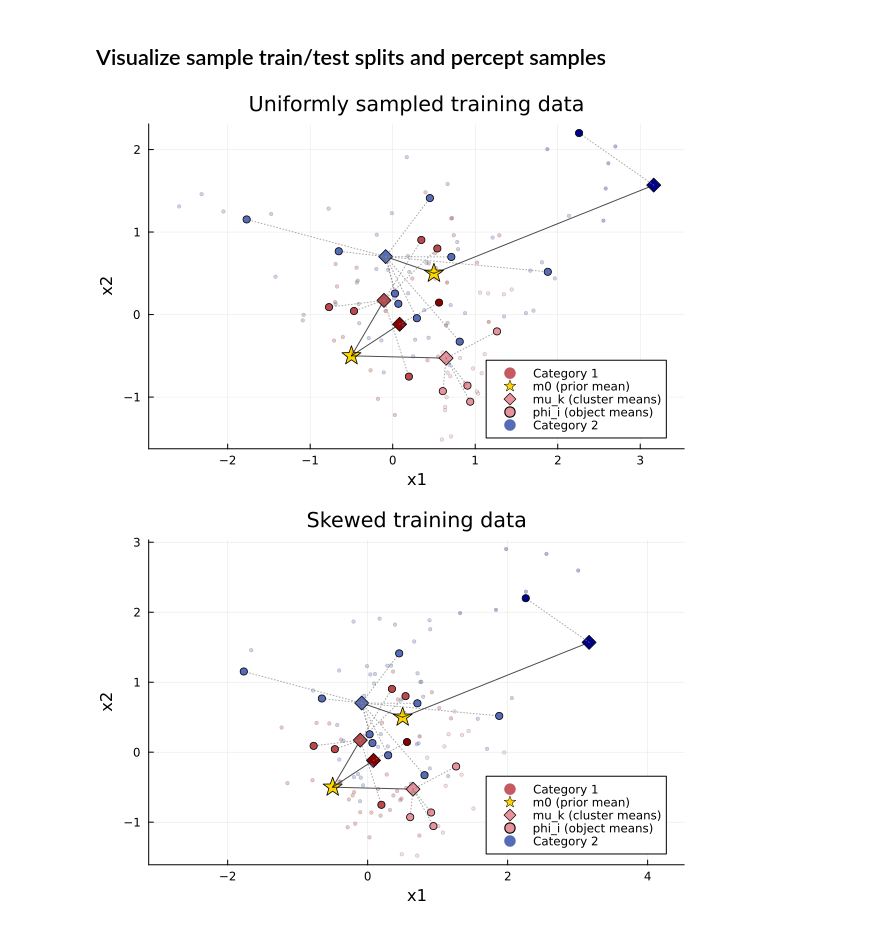
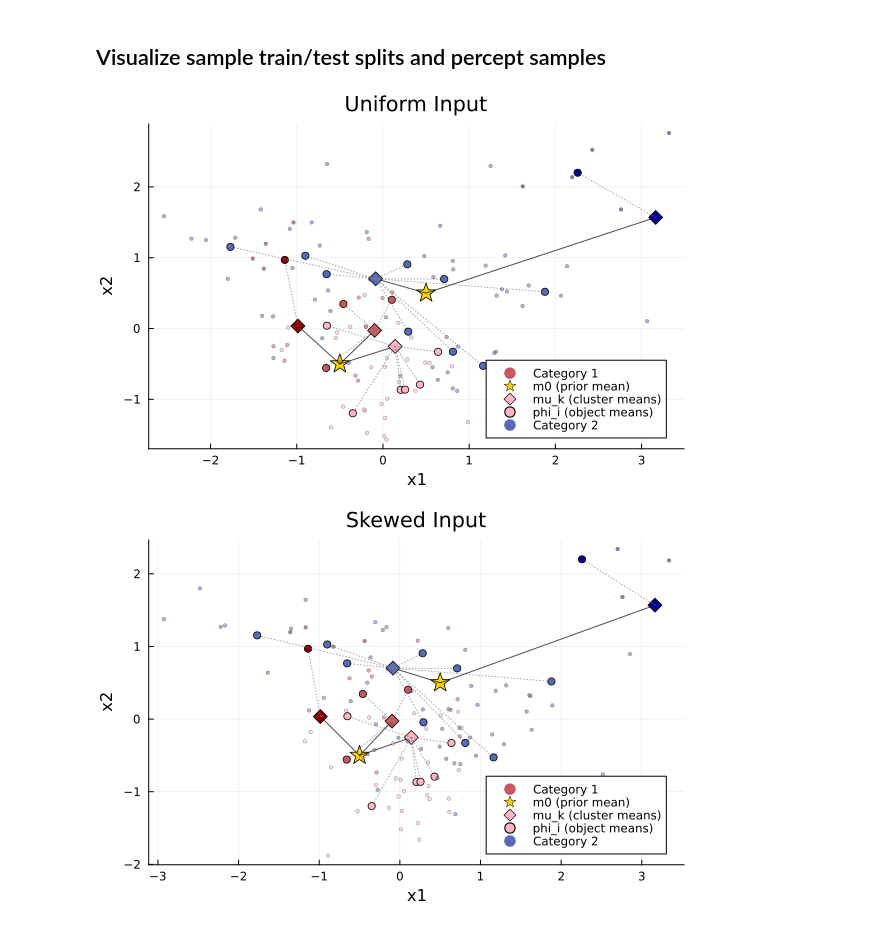
Before and after one commit to lilyzihuizhu/object-aware-hdp, a Jupyter notebook: generate_data.ipynb, the cells around one changed output. Saved outputs shown, nothing was run; the diff lists cells and outputs as text; code cells hidden in the pictures.

```diff
--- a/generate_data.ipynb
+++ b/generate_data.ipynb
@@ -41,0 +51,26 @@ plot_categories([category1, category2], [hyper1, hyper2], plot_circles=false)
+# %%
+hyper1 = ObjectAwareHDPHyperparams(
+    m0 = m0_1,
+    k_clu = K_CLU,
+    k_obj = K_OBJ,
+    k_per = K_PER,
+    sigma2 = sigma2_1,
+    alpha = ALPHA
+)
+category1 = sample_category(j=1, Ii=Ii, O=O, d=D, hyper=hyper1, rng=MersenneTwister(53));
+@save "data/ground_truth_category1.jld2" hyper1 category1
+CSV.write("data/category1.csv", category_df(category1));
+
+hyper2 = ObjectAwareHDPHyperparams(
+    m0 = m0_2,
+    k_clu = K_CLU,
+    k_obj = K_OBJ,
+    k_per = K_PER,
+    sigma2 = sigma2_2,
+    alpha = ALPHA
+)
+category2 = sample_category(j=2, Ii=Ii, O=O, d=D, hyper=hyper2, rng=MersenneTwister(56)); # 43, 53, 54, 56
+@save "data/ground_truth_category2.jld2" hyper2 category2
+CSV.write("data/category2.csv", category_df(category2));
+
+plot_categories([category1, category2], [hyper1, hyper2], plot_circles=false, title="Ground truth")
@@ -75,17 +113,21 @@ end
 # %% [markdown]
 ## Visualize sample train/test splits and percept samples
 # %%
-category1_train_uniform = CategorySample(category1.j, category1.sigma2, category1.mus, cat1_splits[9].train_objects_uniform);
-category2_train_uniform = CategorySample(category2.j, category2.sigma2, category2.mus, cat2_splits[9].train_objects_uniform);
+category1_train_uniform = CategorySample(category1.j, category1.sigma2, category1.mus, cat1_splits[59].train_objects_uniform);
+CSV.write("data/sample_cat1_train_uniform.csv", category_df(category1_train_uniform));
+category2_train_uniform = CategorySample(category2.j, category2.sigma2, category2.mus, cat2_splits[59].train_objects_uniform);
+CSV.write("data/sample_cat2_train_uniform.csv", category_df(category2_train_uniform));
 plot_categories([category1_train_uniform, category2_train_uniform], [hyper1, hyper2],
-                title="Uniformly sampled training data", plot_circles=false)
+                title="Uniform Input", plot_circles=false)
 # %% [output]
-[figure, old version]
+[figure, new version]
 # %%
-category1_train_skewed = CategorySample(category1.j, category1.sigma2, category1.mus, cat1_splits[9].train_objects_skewed);
-category2_train_skewed = CategorySample(category2.j, category2.sigma2, category2.mus, cat2_splits[9].train_objects_skewed);
+category1_train_skewed = CategorySample(category1.j, category1.sigma2, category1.mus, cat1_splits[59].train_objects_skewed);
+CSV.write("data/sample_cat1_train_skewed.csv", category_df(category1_train_skewed));
+category2_train_skewed = CategorySample(category2.j, category2.sigma2, category2.mus, cat2_splits[59].train_objects_skewed);
+CSV.write("data/sample_cat2_train_skewed.csv", category_df(category2_train_skewed));
 plot_categories([category1_train_skewed, category2_train_skewed], [hyper1, hyper2],
-                title="Skewed training data", plot_circles=false)
+                title="Skewed Input", plot_circles=false)
 # %% [output]
-[figure, old version]
+[figure, new version]
 # %%
```
Also changed, not shown: parts of 7 cells of this notebook, 29 other files.
